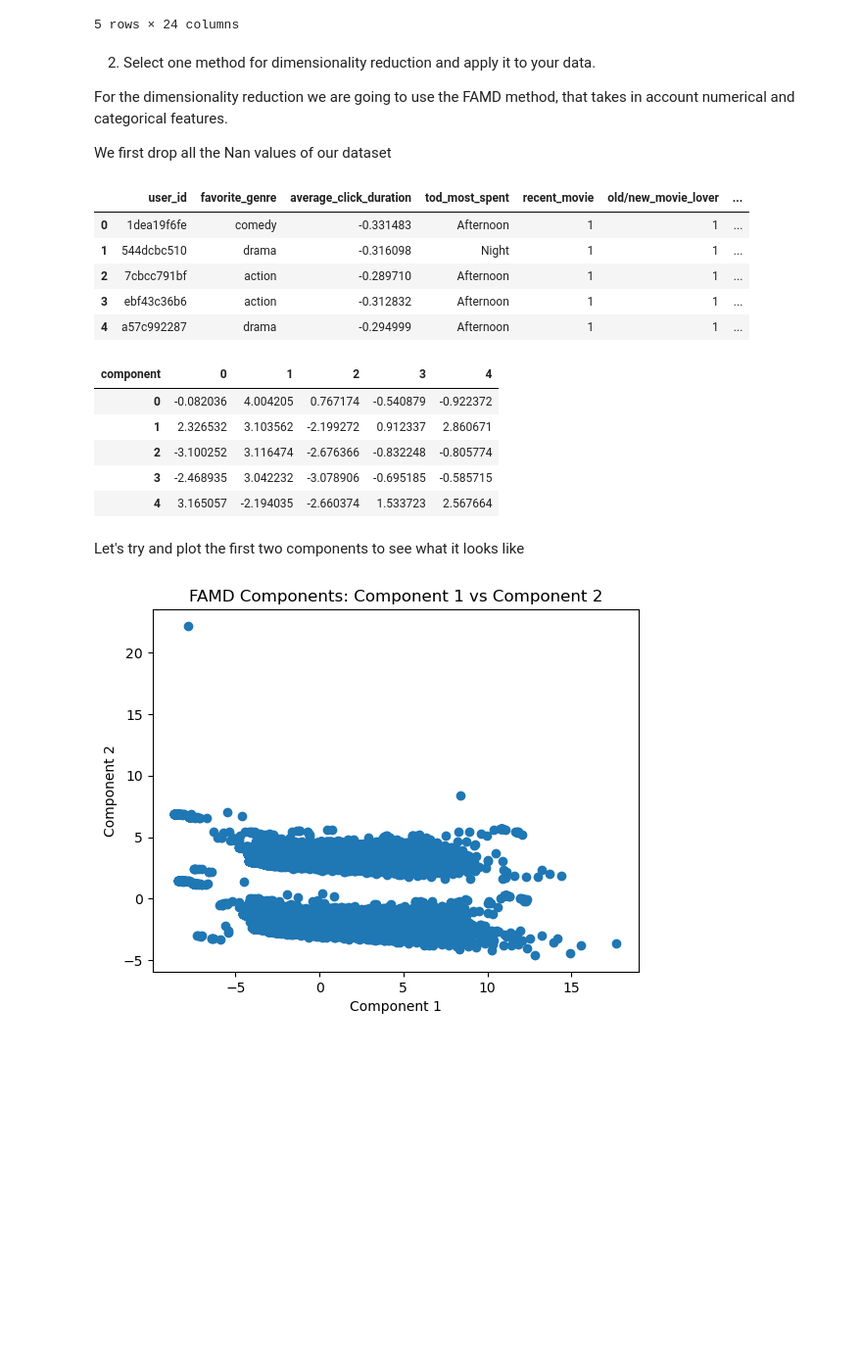
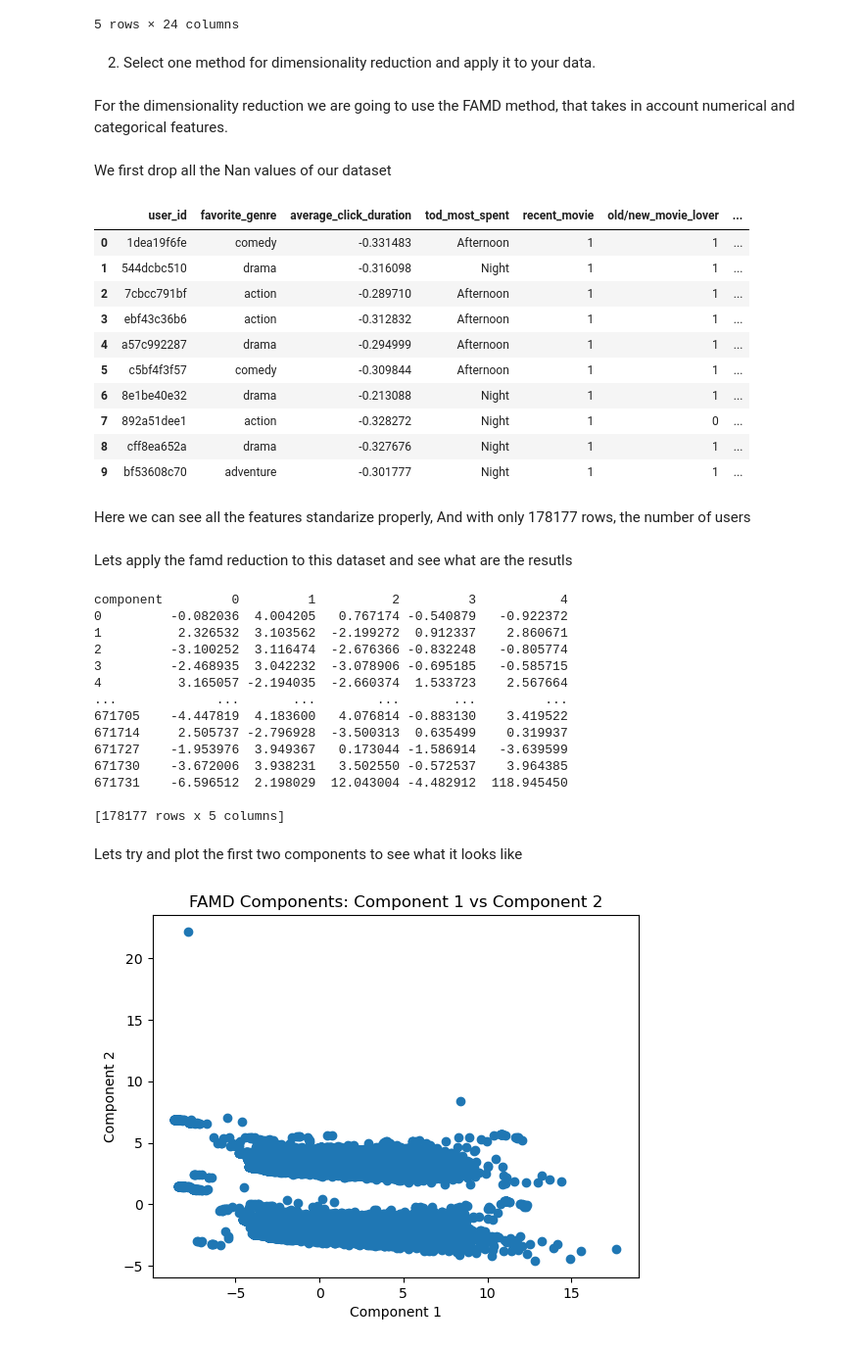
Before and after one commit to Marioiacobelli/ADM-HW4, a Jupyter notebook: main.ipynb, the cells around one changed output. Shown at 98% size. Saved outputs shown, nothing was run; the diff lists cells and outputs as text; code cells hidden in the pictures; blank space fills up the shorter version.

```diff
--- a/main.ipynb
+++ b/main.ipynb
@@ -676,31 +687,42 @@ df_norm.head()
 | 3 | 58776 | 2017-01-01 16:04:13 | -0.212317 | Vendetta | [Action, Drama] | 2015-06-12 | c74aec7673 | ebf43c36b6 | action | ... |
 | 4 | 58777 | 2017-01-01 19:16:37 | -0.212628 | The SpongeBob SquarePants Movie | [Animation, Action, Adventure, Co... | 2004-11-19 | a80d6fc2aa | a57c992287 | drama | ... |
 5 rows × 24 columns
+# %% [markdown]
+2. Select one method for dimensionality reduction and apply it to your data.
 # %% [markdown]
-2. Select one method for dimensionality reduction and apply it to your data.
-
 For the dimensionality reduction we are going to use the FAMD method, that takes in account numerical and categorical features.
-
-We first drop all the Nan values of our dataset
+# %% [markdown]
+We first drop all the Nan values of our dataset
 # %%
 df_norm=df_norm.dropna()
 # %%
 df_grouped = df_norm[['user_id','favorite_genre', 'average_click_duration','tod_most_spent',
                      'recent_movie', 'old/new_movie_lover', 'average_tpd', 'watched_shows', 'total_shows',
                      'dif_genres','average_release_year','days_active', 'most_clicked_genre', 'preferred_day',
                      'average_t_between_clicks','weekend_viewer','total_duration']]
 
 df_groupes= df_grouped.drop_duplicates()
-df_groupes.head()
+df_groupes.head(10)
 # %% [output]
 |  | user_id | favorite_genre | average_click_duration | tod_most_spent | recent_movie | old/new_movie_lover | ... |
 | 0 | 1dea19f6fe | comedy | -0.331483 | Afternoon | 1 | 1 | ... |
 | 1 | 544dcbc510 | drama | -0.316098 | Night | 1 | 1 | ... |
 | 2 | 7cbcc791bf | action | -0.289710 | Afternoon | 1 | 1 | ... |
 | 3 | ebf43c36b6 | action | -0.312832 | Afternoon | 1 | 1 | ... |
 | 4 | a57c992287 | drama | -0.294999 | Afternoon | 1 | 1 | ... |
+| 5 | c5bf4f3f57 | comedy | -0.309844 | Afternoon | 1 | 1 | ... |
+| 6 | 8e1be40e32 | drama | -0.213088 | Night | 1 | 1 | ... |
+| 7 | 892a51dee1 | action | -0.328272 | Night | 1 | 0 | ... |
+| 8 | cff8ea652a | drama | -0.327676 | Night | 1 | 1 | ... |
+| 9 | bf53608c70 | adventure | -0.301777 | Night | 1 | 1 | ... |
+# %% [markdown]
+Here we can see all the features standarize properly, And with only 178177 rows, the number of users
+# %% [markdown]
+Lets apply the famd reduction to this dataset and see what are the resutls
 # %%
+import pandas as pd
 from prince import FAMD
+
 
 # We select features for FAMD (both numerical and categorical)
 features_for_famd = ['favorite_genre', 'average_click_duration','tod_most_spent',
@@ -710,21 +732,28 @@ features_for_famd = ['favorite_genre', 'average_click_duration','tod_most_spent'
 
 df_famd = df_groupes[features_for_famd]
 
-# Applying FAMD
+# We apply the FAMD
 famd = FAMD(n_components=5, n_iter=10,random_state=10)  # Choose the number of components based on your requirements
 df_famd_result = famd.fit_transform(df_famd)
 
-# Display the DataFrame with FAMD components
-df_famd_result.head()
+print(df_famd_result)
 # %% [output]
-| component | 0 | 1 | 2 | 3 | 4 |
-| 0 | -0.082036 | 4.004205 | 0.767174 | -0.540879 | -0.922372 |
-| 1 | 2.326532 | 3.103562 | -2.199272 | 0.912337 | 2.860671 |
-| 2 | -3.100252 | 3.116474 | -2.676366 | -0.832248 | -0.805774 |
-| 3 | -2.468935 | 3.042232 | -3.078906 | -0.695185 | -0.585715 |
-| 4 | 3.165057 | -2.194035 | -2.660374 | 1.533723 | 2.567664 |
+component         0         1          2         3           4
+0         -0.082036  4.004205   0.767174 -0.540879   -0.922372
+1          2.326532  3.103562  -2.199272  0.912337    2.860671
+2         -3.100252  3.116474  -2.676366 -0.832248   -0.805774
+3         -2.468935  3.042232  -3.078906 -0.695185   -0.585715
+4          3.165057 -2.194035  -2.660374  1.533723    2.567664
+...             ...       ...        ...       ...         ...
+671705    -4.447819  4.183600   4.076814 -0.883130    3.419522
+671714     2.505737 -2.796928  -3.500313  0.635499    0.319937
+671727    -1.953976  3.949367   0.173044 -1.586914   -3.639599
+671730    -3.672006  3.938231   3.502550 -0.572537    3.964385
+671731    -6.596512  2.198029  12.043004 -4.482912  118.945450
+
+[178177 rows x 5 columns]
 # %% [markdown]
-Let's try and plot the first two components to see what it looks like
+Lets try and plot the first two components to see what it looks like
 # %%
 import matplotlib.pyplot as plt
 
```
Also changed, not shown: parts of 59 cells of this notebook.
